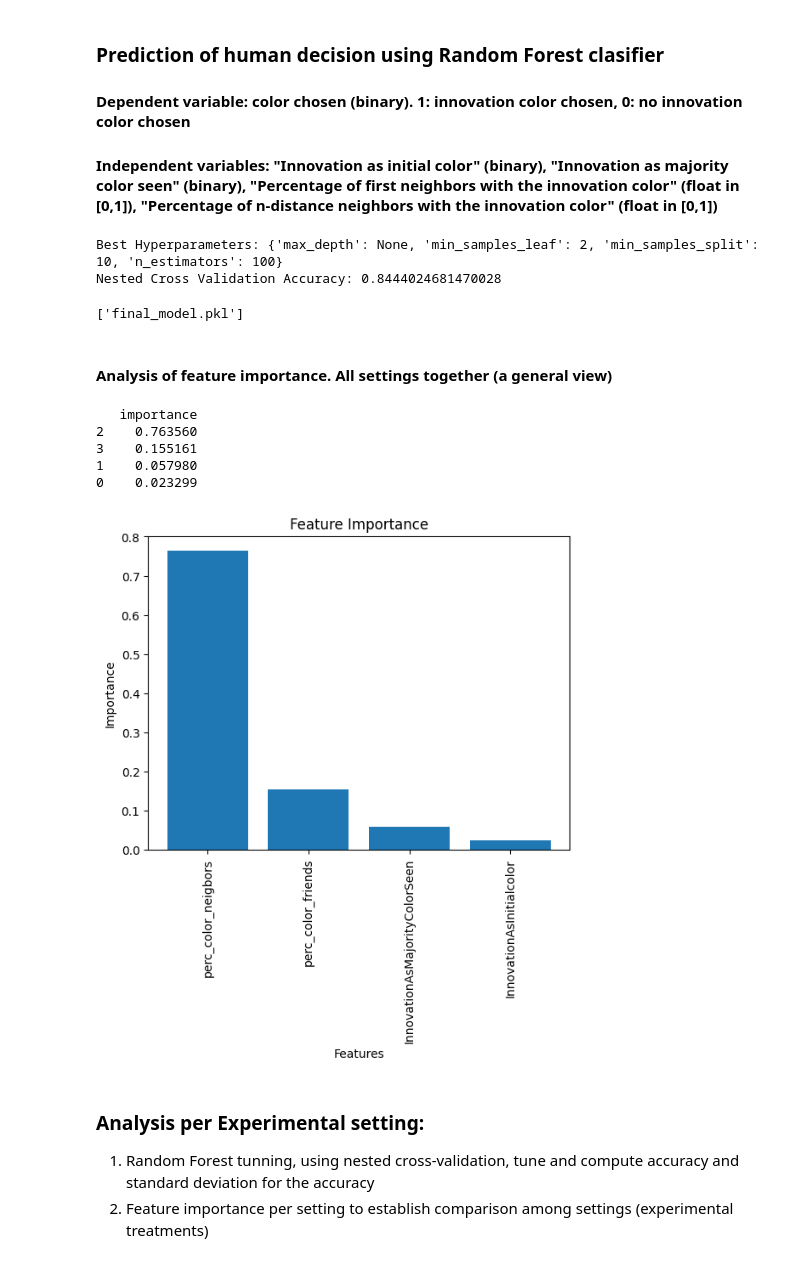
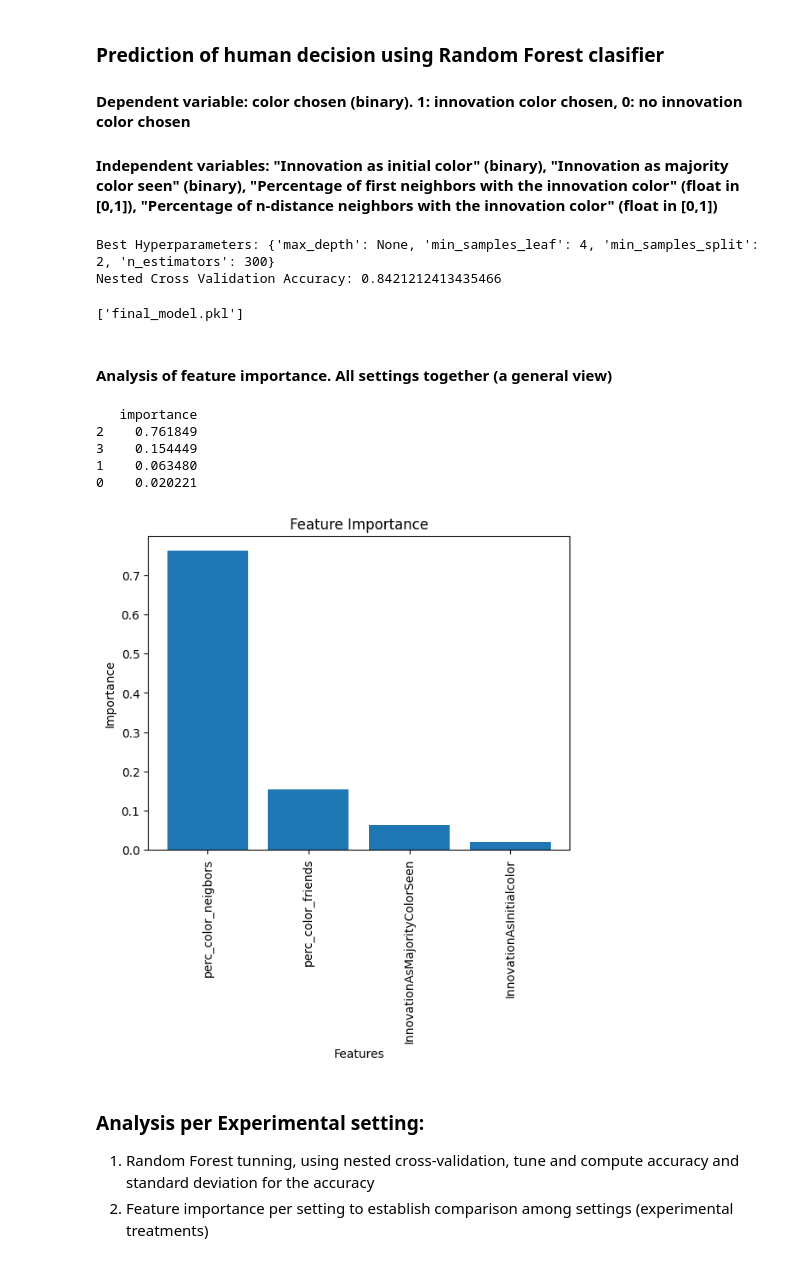
Before and after one commit to mpereda/Indirect-social-influence-helps-shaping-the-diffusion-of-innovations, a Jupyter notebook: Analysis of human decisions/RandomForest.ipynb, the cells around one changed output. Cells and saved outputs as stored; diff of their text form; code cells hidden in the pictures.

```diff
--- a/Analysis of human decisions/RandomForest.ipynb
+++ b/Analysis of human decisions/RandomForest.ipynb
@@ -30,7 +30,7 @@ from sklearn.model_selection import cross_val_score
 seed=1123
 
 # Load the file as a dataframe
-data = pd.read_csv("Unified_data_edited_innov3_classification.csv")
+data = pd.read_csv("../Unified_data_edited_innov2.csv")
 
 #Filter the dataset for bot=0 and Setup different than "instructions"
 data = data[(data['bot'] == 0) & (data['Setup'] != 'instructions')]
@@ -38,11 +38,11 @@ data = data[(data['bot'] == 0) & (data['Setup'] != 'instructions')]
 misLabels=["Setting I","Setting II","Setting III","Setting IV"]
 misFeatureLabels=["Innovation as initial color", "Innovation as majority color seen", "Percentage of first neighbors with the innovation color", "Percentage of n-distance neighbors with the innovation color"]
 
-# Keep just the columns: innovationAsInitialcolor, InnovationAsMajorityColorSeen, perc_color_neigbors, perc_color_friends, Adopted_color
-data = data[['InnovationAsInitialcolor', 'InnovationAsMajorityColorSeen', 'perc_color_neigbors', 'perc_color_friends', 'Adopted_color']]
+# Keep just the columns: innovationAsInitialcolor, InnovationAsMajorityColorSeen, perc_color_neigbors, perc_color_friends, Adopted_color_bin
+data = data[['InnovationAsInitialcolor', 'InnovationAsMajorityColorSeen', 'perc_color_neigbors', 'perc_color_friends', 'Adopted_color_bin']]
 
 
-# Create a Random Forest Classifier to predict the "Adopted_color" column using the other columns as features
+# Create a Random Forest Classifier to predict the "Adopted_color_bin" column using the other columns as features
 # Use two nested cross validation loops, one to tune the hyperparameters and the other to evaluate the model
 
 # Define the hyperparameters to tune
@@ -59,7 +59,7 @@ rf = RandomForestClassifier()
 
 # Perform grid search to find the best hyperparameters
 grid_search = GridSearchCV(estimator=rf, param_grid=param_grid, cv=5)
-grid_search.fit(data.drop('Adopted_color', axis=1), data['Adopted_color'])
+grid_search.fit(data.drop('Adopted_color_bin', axis=1), data['Adopted_color_bin'])
 
 # Get the best hyperparameters
 best_params = grid_search.best_params_
@@ -69,56 +69,56 @@ print("Best Hyperparameters:", best_params)
 final_model = RandomForestClassifier(**best_params)
 
 # Perform nested cross validation to evaluate the model
-nested_scores = cross_val_score(final_model, data.drop('Adopted_color', axis=1), data['Adopted_color'], cv=5)
+nested_scores = cross_val_score(final_model, data.drop('Adopted_color_bin', axis=1), data['Adopted_color_bin'], cv=5)
 
 # Print the average accuracy of the nested cross validation
 print("Nested Cross Validation Accuracy:", np.mean(nested_scores))
 
 
 # Fit the model
-final_model.fit(data.drop('Adopted_color', axis=1), data['Adopted_color'])
+final_model.fit(data.drop('Adopted_color_bin', axis=1), data['Adopted_color_bin'])
 
 #Save the model
 joblib.dump(final_model, "final_model.pkl")
 # %% [output]
-Best Hyperparameters: {'max_depth': None, 'min_samples_leaf': 2, 'min_samples_split': 10, 'n_estimators': 100}
-Nested Cross Validation Accuracy: 0.8444024681470028
+Best Hyperparameters: {'max_depth': None, 'min_samples_leaf': 4, 'min_samples_split': 2, 'n_estimators': 300}
+Nested Cross Validation Accuracy: 0.8421212413435466
 ['final_model.pkl']
 # %% [markdown]
 #### Analysis of feature importance. All settings together (a general view)
 # %%
 # Load the model
 final_model = joblib.load("final_model.pkl")
 
 # Now create a figure of the importance of each feature
 # Get feature importances
 importances = final_model.feature_importances_
 # Get feature names
-feature_names = data.drop('Adopted_color', axis=1).columns
+feature_names = data.drop('Adopted_color_bin', axis=1).columns
 # Sort feature importances in descending order
 indices = np.argsort(importances)[::-1]
 # Create plot
 plt.figure()
 plt.title("Feature Importance")
 plt.bar(range(len(importances)), importances[indices])
 plt.xticks(range(len(importances)), feature_names[indices], rotation=90)
 plt.xlabel("Features")
 plt.ylabel("Importance")
 #plt.show()
 
 #Save to pdf
 plt.savefig("Feature_importance.pdf", format="pdf", bbox_inches="tight")
 
 feature_importances = pd.DataFrame(final_model.feature_importances_,
                                    columns=['importance']).sort_values('importance', ascending=False)
 print(feature_importances)
 # %% [output]
    importance
-2    0.763560
-3    0.155161
-1    0.057980
-0    0.023299
+2    0.761849
+3    0.154449
+1    0.063480
+0    0.020221
-[figure, old version]
+[figure, new version]
 # %% [markdown]
 ### Analysis per Experimental setting:
 1) Random Forest tunning, using nested cross-validation, tune and compute accuracy and standard deviation for the accuracy
```
Also changed, not shown: parts of 2 cells of this notebook, 5 other files.
